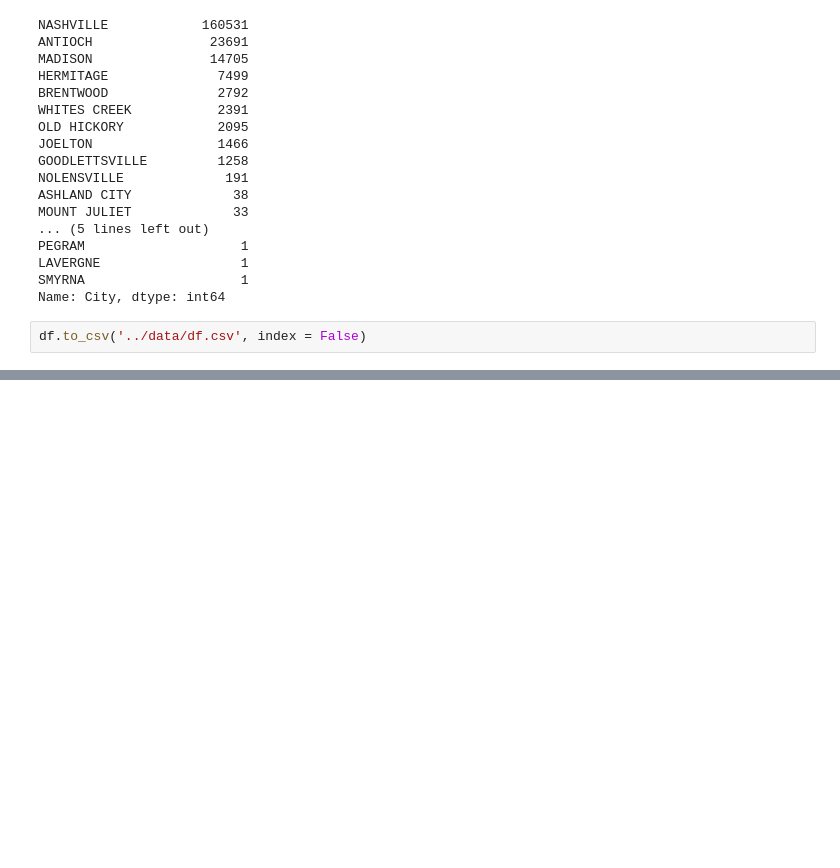
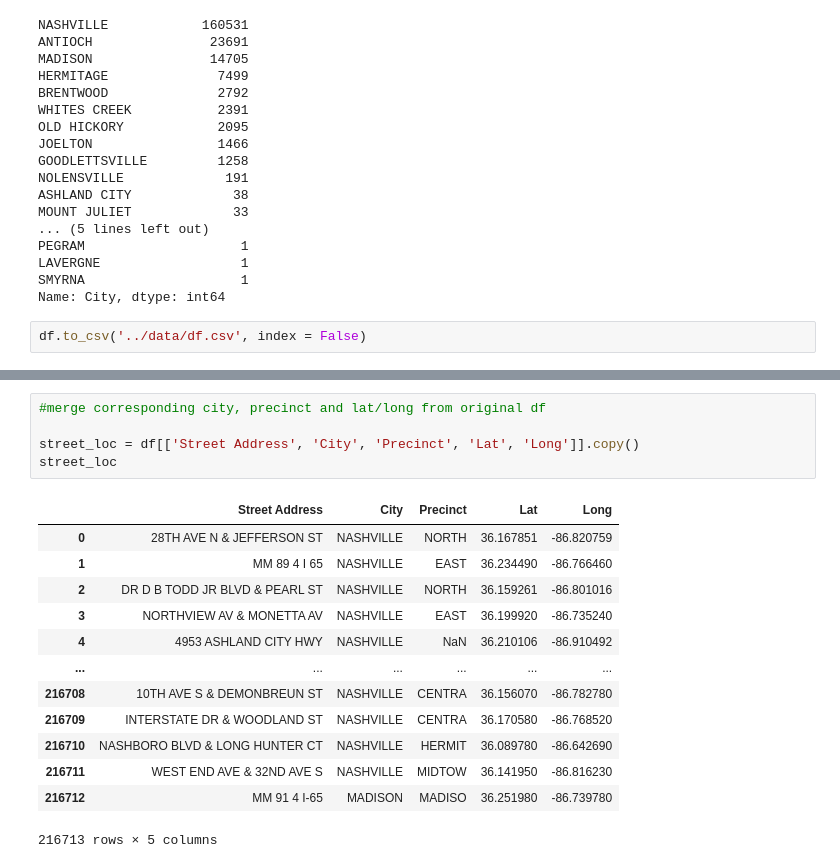
Before and after one commit to essetetsahai/nashville_traffic, a Jupyter notebook: notebooks/traffic_notebook.ipynb, the cells around one changed output, grey strips where cells are left out. Saved outputs shown, nothing was run; the diff lists cells and outputs as text; blank space fills up the shorter version.

```diff
--- a/notebooks/traffic_notebook.ipynb
+++ b/notebooks/traffic_notebook.ipynb
@@ -797,0 +906,19 @@ df.to_csv('../data/df.csv', index = False)
+# %%
+#merge corresponding city, precinct and lat/long from original df
+
+street_loc = df[['Street Address', 'City', 'Precinct', 'Lat', 'Long']].copy()
+street_loc
+# %% [output]
+|  | Street Address | City | Precinct | Lat | Long |
+| 0 | 28TH AVE N & JEFFERSON ST | NASHVILLE | NORTH | 36.167851 | -86.820759 |
+| 1 | MM 89 4 I 65 | NASHVILLE | EAST | 36.234490 | -86.766460 |
+| 2 | DR D B TODD JR BLVD & PEARL ST | NASHVILLE | NORTH | 36.159261 | -86.801016 |
+| 3 | NORTHVIEW AV & MONETTA AV | NASHVILLE | EAST | 36.199920 | -86.735240 |
+| 4 | 4953 ASHLAND CITY HWY | NASHVILLE | NaN | 36.210106 | -86.910492 |
+| ... | ... | ... | ... | ... | ... |
+| 216708 | 10TH AVE S & DEMONBREUN ST | NASHVILLE | CENTRA | 36.156070 | -86.782780 |
+| 216709 | INTERSTATE DR & WOODLAND ST | NASHVILLE | CENTRA | 36.170580 | -86.768520 |
+| 216710 | NASHBORO BLVD & LONG HUNTER CT | NASHVILLE | HERMIT | 36.089780 | -86.642690 |
+| 216711 | WEST END AVE & 32ND AVE S | NASHVILLE | MIDTOW | 36.141950 | -86.816230 |
+| 216712 | MM 91 4 I-65 | MADISON | MADISO | 36.251980 | -86.739780 |
+216713 rows × 5 columns
```
Also changed, not shown: parts of 11 cells of this notebook.
